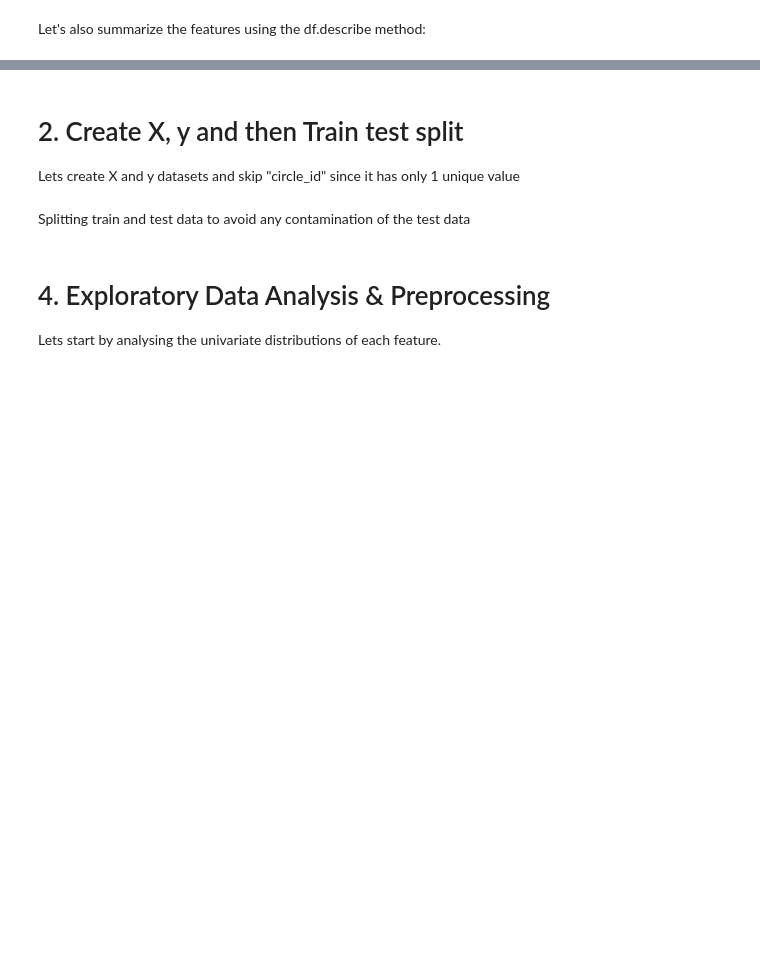
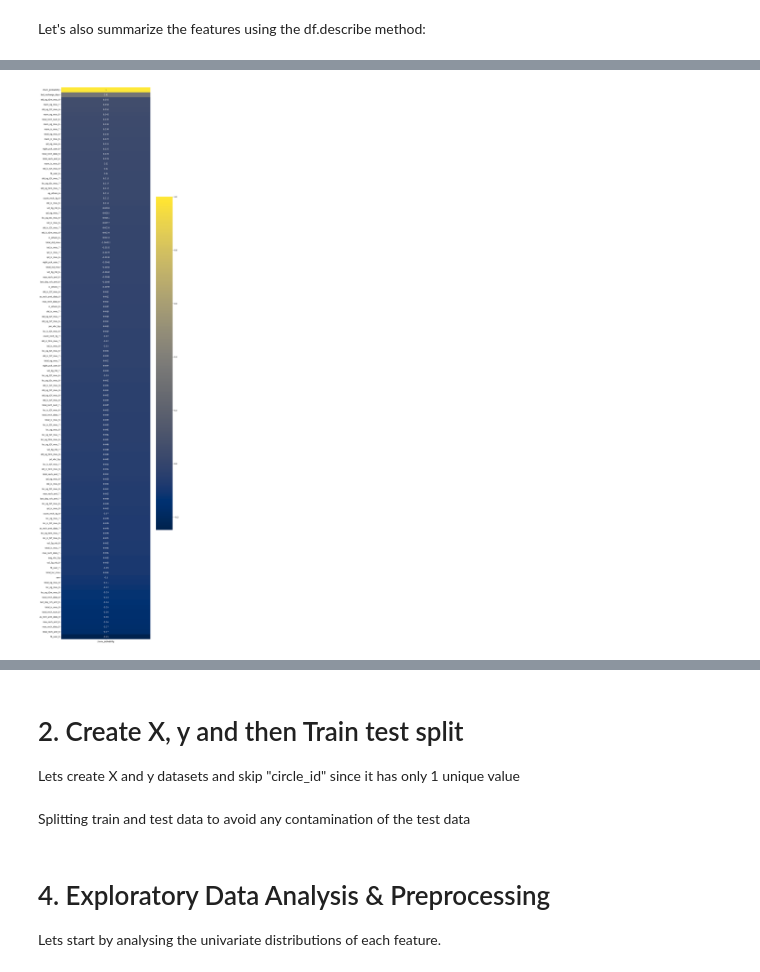
Before and after one commit to Anki0812/Telecom_Churn, a Jupyter notebook: ankita-mayur_V10.ipynb, the cells around one changed output, grey strips where cells are left out. Cells and saved outputs as stored; diff of their text form; code cells hidden in the pictures; blank space fills up the shorter version.

```diff
--- a/ankita-mayur_V10.ipynb
+++ b/ankita-mayur_V10.ipynb
@@ -395,0 +980,6 @@ data.describe(include="all")
+# %%
+data['monthly_2g_group_6']=pd.cut(data['monthly_2g_6'],[-1,0,3,100],labels=["No_Recharge","<=3_Recharges",">3_Recharges"])
+data['monthly_2g_group_7']=pd.cut(data['monthly_2g_7'],[-1,0,3,100],labels=["No_Recharge","<=3_Recharges",">3_Recharges"])
+data['monthly_2g_group_8']=pd.cut(data['monthly_2g_8'],[-1,0,3,100],labels=["No_Recharge","<=3_Recharges",">3_Recharges"])
+
+data[['monthly_2g_6','monthly_2g_group_6','monthly_2g_7','monthly_2g_group_7','monthly_2g_8','monthly_2g_group_8']].head()
@@ -395,0 +1008,8 @@ data.describe(include="all")
+# %%
+# Checking Correlation between target variable(Churn Probability) with the other variable in the dataset
+plt.figure(figsize=(10,50))
+
+numeric_data = data.select_dtypes(include=[np.number])
+heatmap_churn = sns.heatmap(numeric_data.corr()[['churn_probability']].sort_values(ascending=False, by='churn_probability'), annot=True, cmap='cividis')
+# %% [output]
+[figure, added]
```
Also changed, not shown: parts of 60 cells of this notebook.
